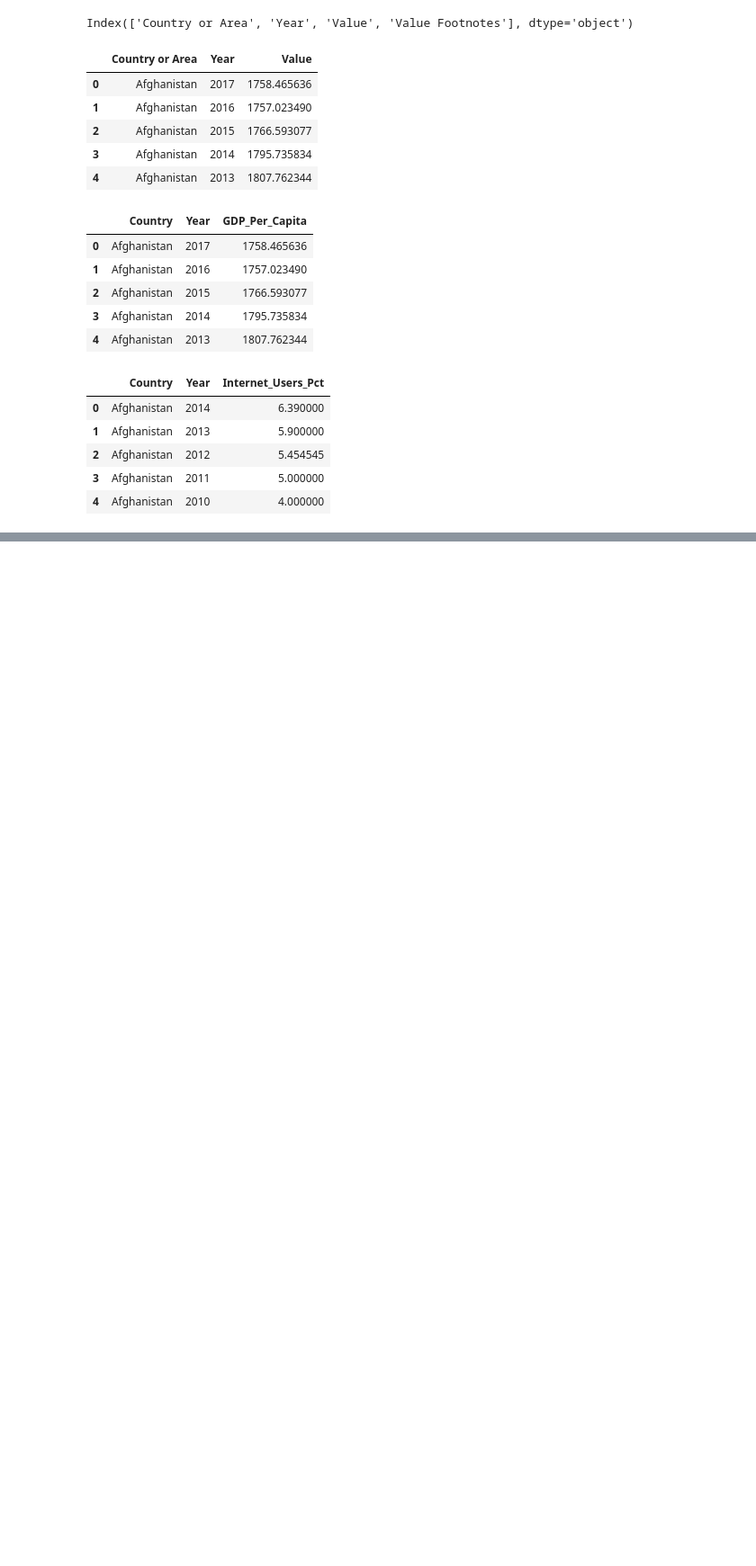
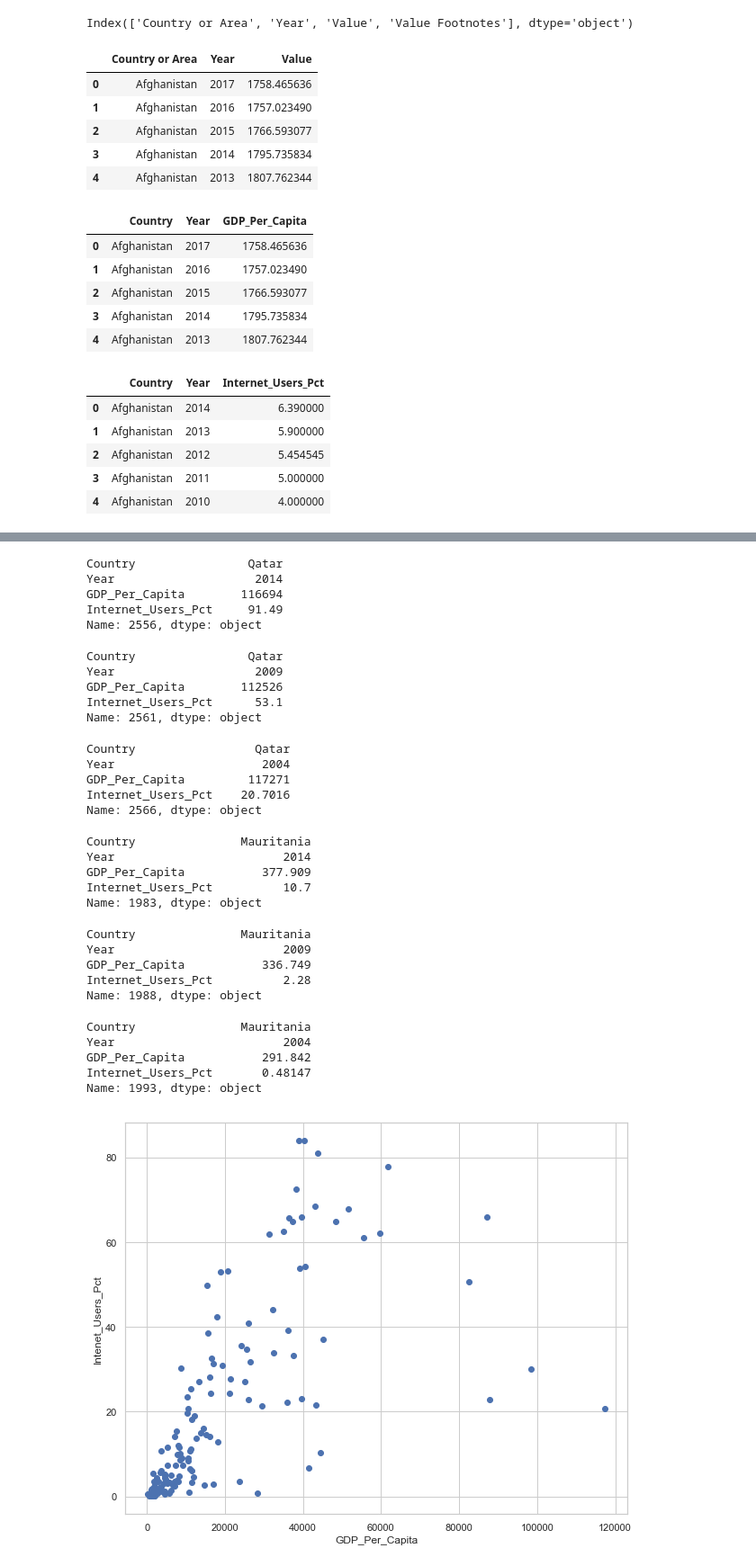
Before and after one commit to RakshandaKaukab05/gdp-and-internet-usage, a Jupyter notebook: new_gdp.ipynb, the cells around one changed output, grey strips where cells are left out. Shown at 90% size. Cells and saved outputs as stored; diff of their text form; code cells hidden in the pictures; blank space fills up the shorter version.

Commit message:
scatter plot

```diff
--- a/new_gdp.ipynb
+++ b/new_gdp.ipynb
@@ -234,0 +191,4 @@ internet_2014
+# %%
+##Created the subset for 2004,2009,2014
+internet_gdp=gdp_and_internet_use[gdp_and_internet_use['Year'].isin ([2004,2009,2014])]
+internet_gdp
@@ -234,0 +214,5 @@ internet_2014
+# %%
+##create a new df for year 2004
+
+df_2004=internet_gdp[internet_gdp['Year'].isin (['2004'])]
+df_2004.head()
@@ -234,0 +247,63 @@ internet_2014
+# %%
+##highest percentage of country of GDP and internet users in 2014
+df_2014.loc[df_2014['GDP_Per_Capita'].idxmax()]
+# %% [output]
+Country                Qatar
+Year                    2014
+GDP_Per_Capita        116694
+Internet_Users_Pct     91.49
+Name: 2556, dtype: object
+# %%
+##highest percentage of country of GDP and internet users in 2009
+df_2009.loc[df_2009['GDP_Per_Capita'].idxmax()]
+# %% [output]
+Country                Qatar
+Year                    2009
+GDP_Per_Capita        112526
+Internet_Users_Pct      53.1
+Name: 2561, dtype: object
+# %%
+##highest percentage of country of GDP and internet users in 2004
+df_2004.loc[df_2004['GDP_Per_Capita'].idxmax()]
+# %% [output]
+Country                 Qatar
+Year                     2004
+GDP_Per_Capita         117271
+Internet_Users_Pct    20.7016
+Name: 2566, dtype: object
+# %%
+##country has the Lowest internet user and gdp per capita in year 2014
+df_2014.loc[df_2014['GDP_Per_Capita'].idxmin()]
+# %% [output]
+Country               Mauritania
+Year                        2014
+GDP_Per_Capita           377.909
+Internet_Users_Pct          10.7
+Name: 1983, dtype: object
+# %%
+##country has the Lowest internet user and gdp per capita in year 2009
+df_2009.loc[df_2009['GDP_Per_Capita'].idxmin()]
+# %% [output]
+Country               Mauritania
+Year                        2009
+GDP_Per_Capita           336.749
+Internet_Users_Pct          2.28
+Name: 1988, dtype: object
+# %%
+##country has the Lowest internet user and gdp per capita in year 2004
+df_2004.loc[df_2004['GDP_Per_Capita'].idxmin()]
+# %% [output]
+Country               Mauritania
+Year                        2004
+GDP_Per_Capita           291.842
+Internet_Users_Pct       0.48147
+Name: 1993, dtype: object
+# %%
+plt.figure(figsize = (10, 8))
+sns.set(style="whitegrid")
+plt.scatter(df_2004.GDP_Per_Capita,df_2004.Internet_Users_Pct)
+plt.xlabel('GDP_Per_Capita')
+plt.ylabel('Intenet_Users_Pct')
+plt.show()
+# %% [output]
+[figure, added]
```
Also changed, not shown: parts of 25 cells of this notebook.
